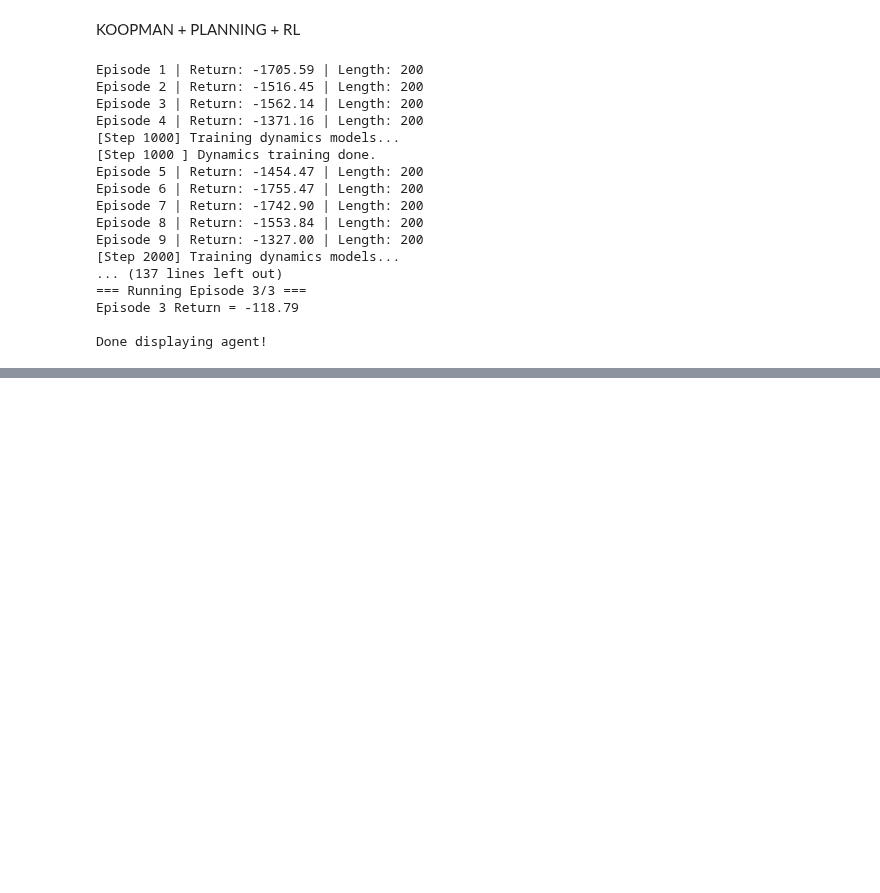
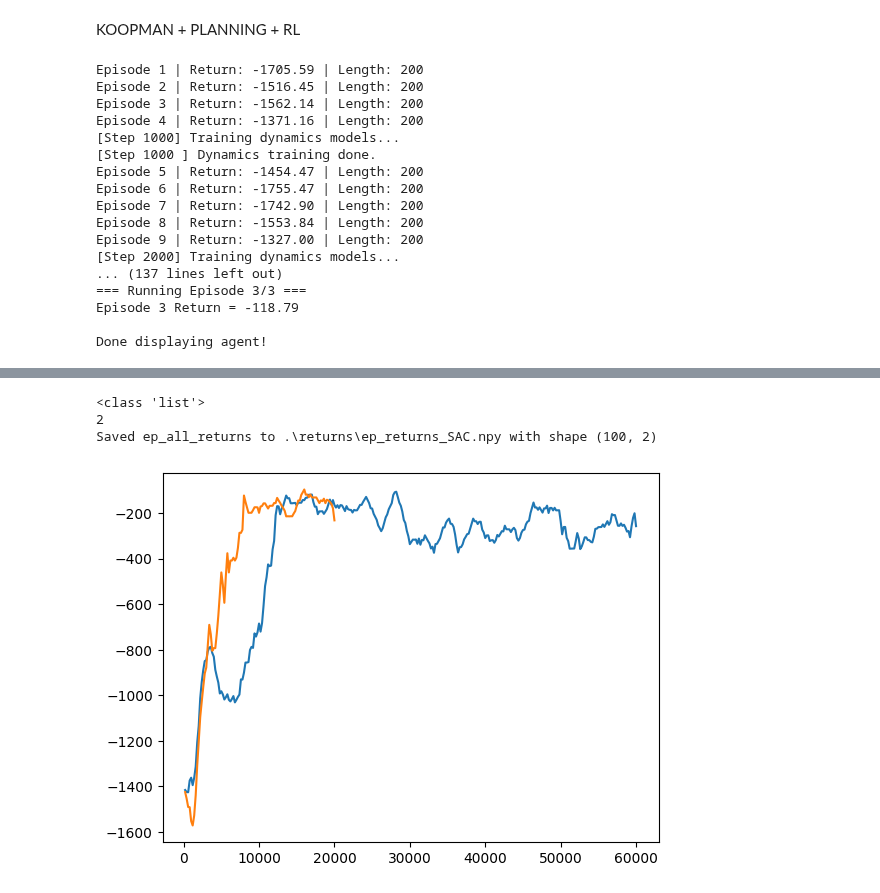
Before and after one commit to mayankdubey0/KOOPMAN_RL, a Jupyter notebook: main.ipynb, the cells around one changed output, grey strips where cells are left out. Drawn from its saved outputs; the diff is of its cells as text; code cells hidden in the pictures; blank space fills up the shorter version.

Commit message:
Pendulum model results

```diff
--- a/main.ipynb
+++ b/main.ipynb
@@ -2177,7 +1746,7 @@ def train_sac_with_planning(env):
                                     state_dim=obs_dim, act_dim=act_dim)
 
     # ==== Hyperparameters ====
-    MAX_EPISODES = 3        # <---- STOP after this many episodes
+    MAX_EPISODES = 100        # <---- STOP after this many episodes
     max_ep_len   = 200        # max length of each episode
     start_steps  = 1000       # random exploration steps
     update_after = 1000       # start updating SAC after this many steps total
@@ -2252,9 +1821,9 @@ def train_sac_with_planning(env):
     print("Training complete (episode-based).")
 
     # Save trained SAC policy
-    torch.save(agent.actor.state_dict(), "actor_final_plan.pt")
-    torch.save(agent.q1.state_dict(),   "q1_final_plan_q1.pt")
-    torch.save(agent.q2.state_dict(),   "q2_final_plan_q2.pt")
+    torch.save(agent.actor.state_dict(), "actor_final_plan_Koopman_H-Step.pt")
+    torch.save(agent.q1.state_dict(),   "q1_final_plan_q1_Koopman_H-Step.pt")
+    torch.save(agent.q2.state_dict(),   "q2_final_plan_q2_Koopman_H-Step.pt")
     print("Saved SAC weights!")
 
     return agent, koopman_model, all_steps, all_ep_returns
@@ -2287,6 +1856,5 @@ def run_agent(agent, env_name="Pendulum-v1", episodes=3, max_steps=200, determin
 
 
 if __name__ == "__main__":
-    print(1)
-    # agent, koopman_model, all_steps3, all_ep_returns3 = train_sac_with_planning(pendulum)
-    # run_agent(agent, env_name="Pendulum-v1", episodes=3, deterministic=True)
+    agent, koopman_model, all_steps3, all_ep_returns3 = train_sac_with_planning(pendulum)
+    run_agent(agent, env_name="Pendulum-v1", episodes=3, deterministic=True)
@@ -2296,0 +1892,27 @@ print(1)
+# %%
+plot_evaluated_return(all_ep_returns3)
+plot_evaluated_return(all_ep_returns2)
+print(type(all_ep_returns3))
+print(len(all_ep_returns3[0]))
+
+
+def save_ep_returns(ep_all_returns, filename):
+    """Save list of 2D coordinates to a .npy file."""
+    arr = np.array(ep_all_returns, dtype=np.float32)
+    np.save(filename, arr)
+    print(f"Saved ep_all_returns to {filename} with shape {arr.shape}")
+
+def load_ep_returns(filename):
+    """Load the saved list of 2D coordinates."""
+    arr = np.load(filename)
+    ep_all_returns = arr.tolist()
+    print(f"Loaded ep_all_returns from {filename} with shape {arr.shape}")
+    return ep_all_returns
+
+
+save_ep_returns(all_ep_returns2, r".\returns\ep_returns_SAC.npy")
+# %% [output]
+<class 'list'>
+2
+Saved ep_all_returns to .\returns\ep_returns_SAC.npy with shape (100, 2)
+[figure, added]
```
Also changed, not shown: parts of 9 cells of this notebook, 23 other files.
